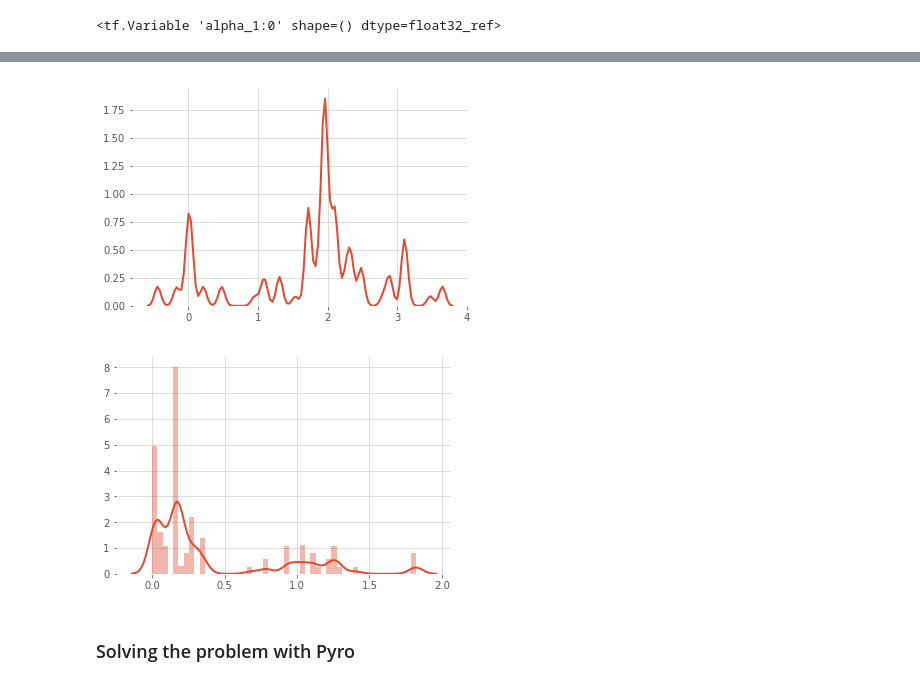
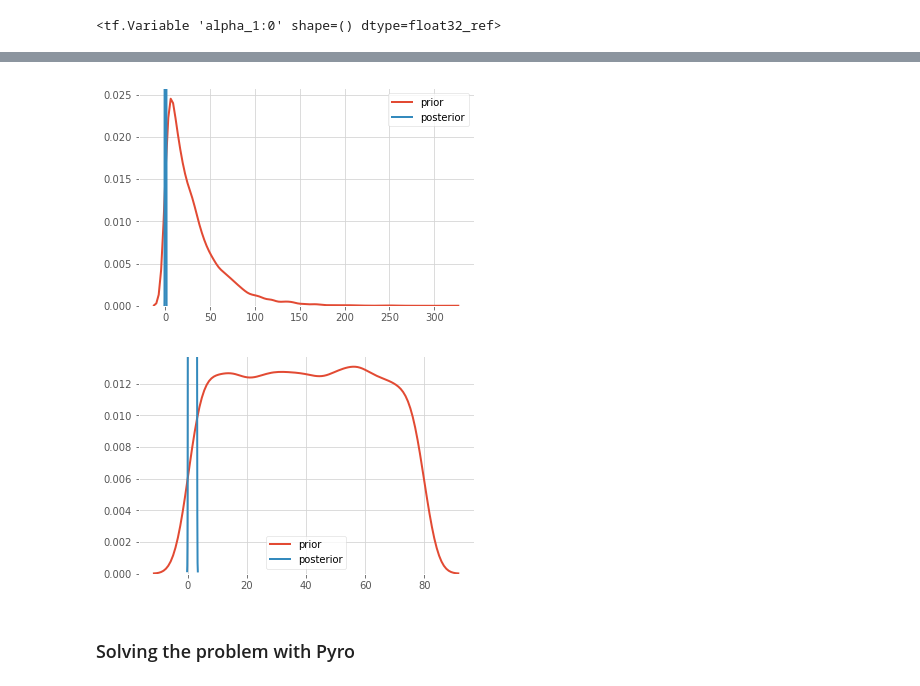
Before and after one commit to TheoLvs/probabilistic-programming, a Jupyter notebook: 1. Experiments/0. Baseyian methods for hackers - notes.ipynb, the cells around one changed output, grey strips where cells are left out. Drawn from its saved outputs; the diff is of its cells as text; code cells hidden in the pictures.

```diff
--- a/1. Experiments/0. Baseyian methods for hackers - notes.ipynb
+++ b/1. Experiments/0. Baseyian methods for hackers - notes.ipynb
@@ -286,9 +450,9 @@ alpha_observed
 # %%
 from edward import models
 # %%
-lambda1 = models.Exponential(alpha_observed)
-lambda2 = models.Exponential(alpha_observed)
-tau = models.Uniform(low = 0.0,high = 80.0)
+lambda1 = Exponential(alpha_observed)
+lambda2 = Exponential(alpha_observed)
+tau = Uniform(low = 0.0,high = 80.0)
 idx = np.arange(80)
 # %%
 lambda_ = tf.where(tau>=idx,
@@ -299,6 +463,6 @@ z = models.Poisson(lambda_,value=tf.Variable(tf.ones(80)))
 # %%
-T = 100  # number of posterior samples
-qlambda1 =  models.Empirical(params=tf.Variable(tf.zeros([T,])))
-qlambda2 =  models.Empirical(params=tf.Variable(tf.zeros([T,])))
+T = 10000  # number of posterior samples
+qlambda1 =  Empirical(params=tf.Variable(tf.ones([T,])))
+qlambda2 =  Empirical(params=tf.Variable(tf.ones([T,])))
 # %%
-qtau = models.Empirical(params=tf.Variable(tf.zeros([T,])))
+qtau = Empirical(params=tf.Variable(tf.ones([T,])))
@@ -312,15 +495,17 @@ inference.run()
 # %%
-# sns.distplot(lambda2.sample(1000).eval(),kde = True,hist = False)
-sns.distplot(qlambda2.sample(1000000).eval(),kde = True,hist = False)
+sns.distplot(lambda2.sample(10000).eval(),kde = True,hist = False,label = "prior")
+sns.distplot(qlambda2.sample(10000).eval(),kde = True,hist = False,label = "posterior")
+plt.legend()
 plt.show()
 # %% [output]
-[figure, old version]
+[figure, new version]
 # %%
-# sns.distplot(lambda2.sample(1000).eval(),kde = True,hist = False)
-sns.distplot(qtau.sample(100000).eval(),kde = True,hist = True)
+sns.distplot(tau.sample(10000).eval(),kde = True,hist = False,label = "prior")
+sns.distplot(qtau.sample(10000).eval(),kde = True,hist = False,label = "posterior")
+plt.legend()
 plt.show()
 # %% [output]
-[figure, old version]
+[figure, new version]
 # %% [markdown]
 ### Solving the problem with Pyro
 # %% [markdown]
```
Also changed, not shown: parts of 61 cells of this notebook.
